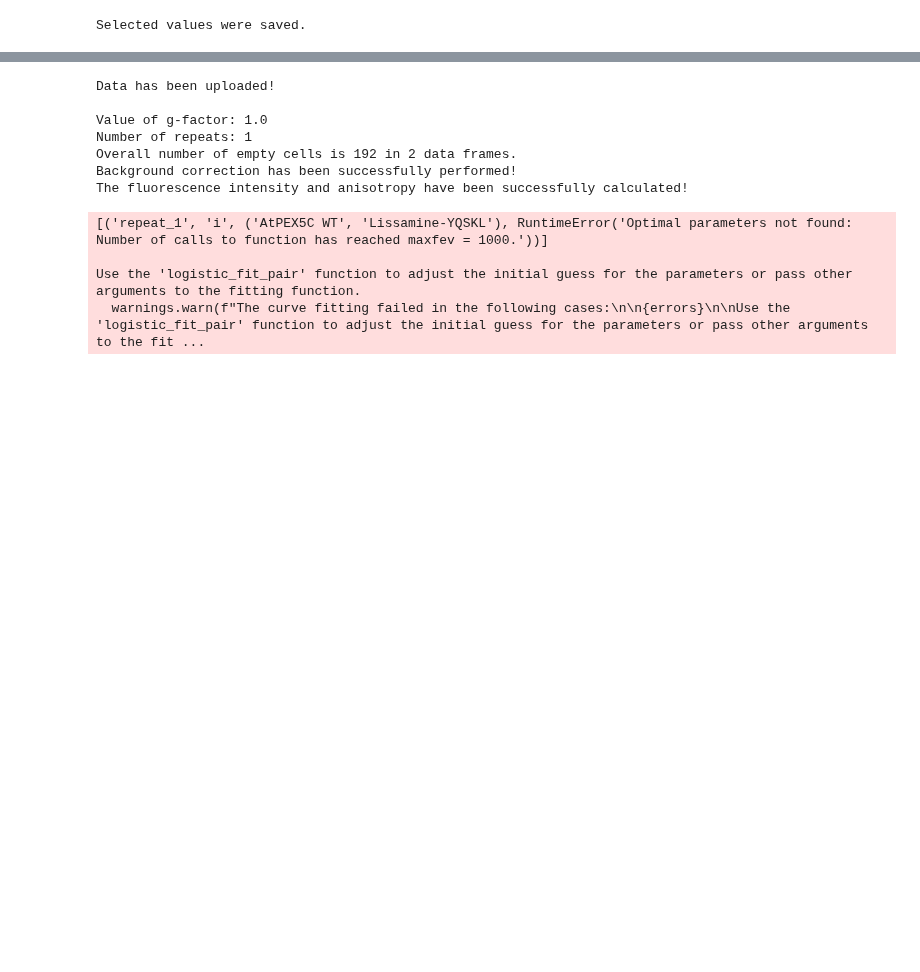
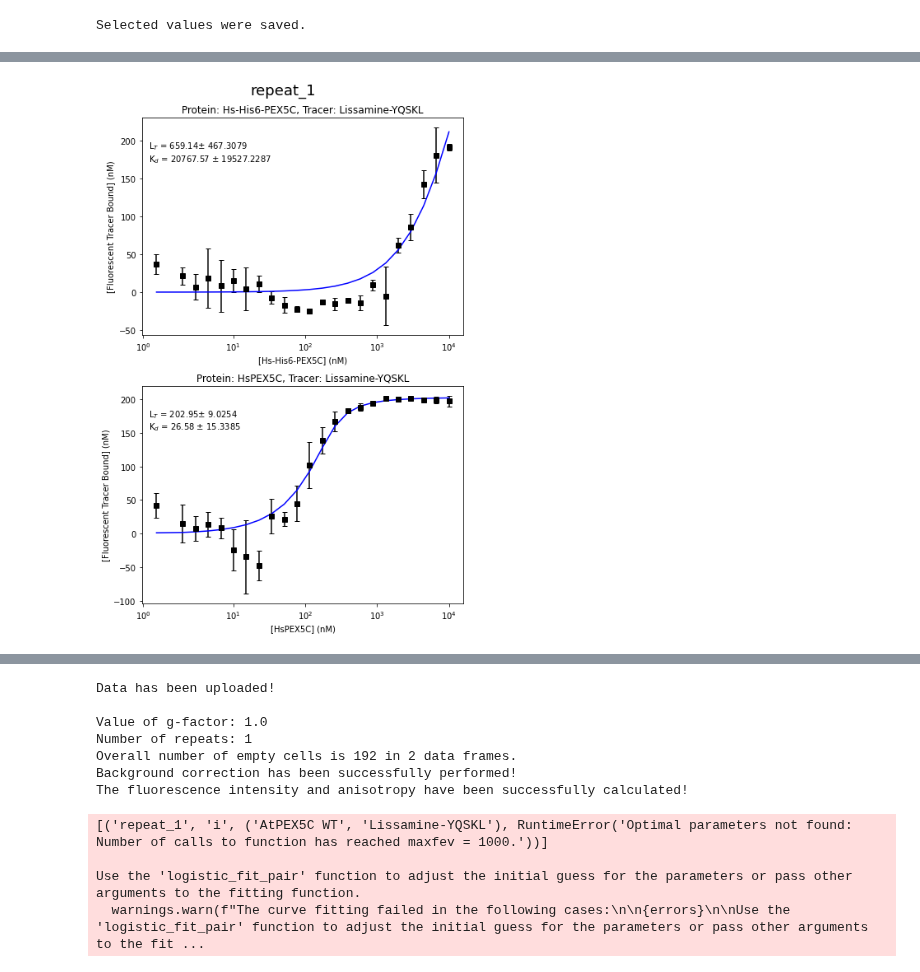
Before and after one commit to mariuszlas/Fluorescence-Anisotropy-Analysis-Development, a Jupyter notebook: fluorescenceanisotropy/fluores_anisotropy.ipynb, the cells around one changed output, grey strips where cells are left out. Cells and saved outputs as stored; diff of their text form; code cells hidden in the pictures; blank space fills up the shorter version.

```diff
--- a/fluorescenceanisotropy/fluores_anisotropy.ipynb
+++ b/fluorescenceanisotropy/fluores_anisotropy.ipynb
@@ -1123,5 +1208,9 @@ my_data1.plot_ani_all(err='std')
 my_data1.calc_amountbound()
 # %%
 my_data1.singlesite_fit_all()
+# %%
+my_data1.plot_kd_all()
+# %% [output]
+[figure, added]
 # %%
 my_data1.data_dict['repeat_1']['data']['amount_bound'][('Hs-His6-PEX5C','Lissamine-YQSKL')]
```
Also changed, not shown: parts of 30 cells of this notebook.
